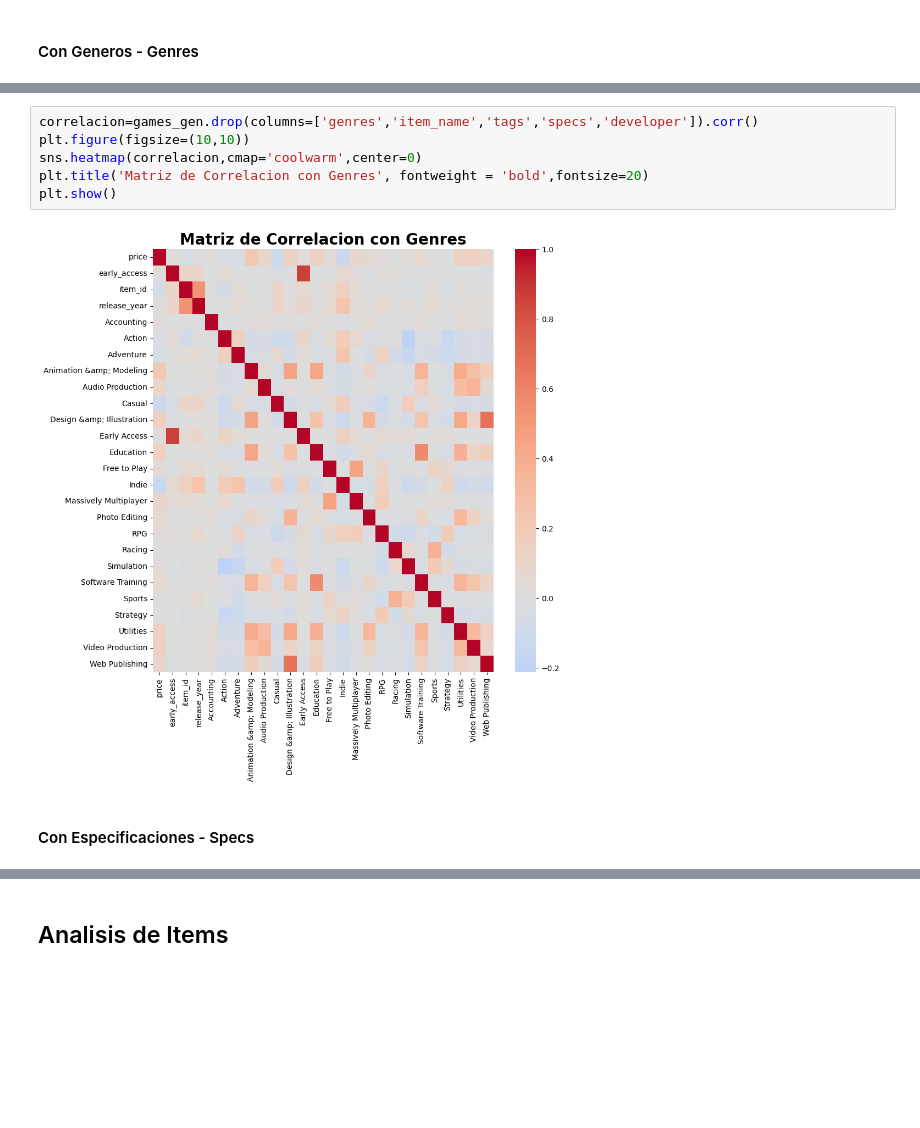
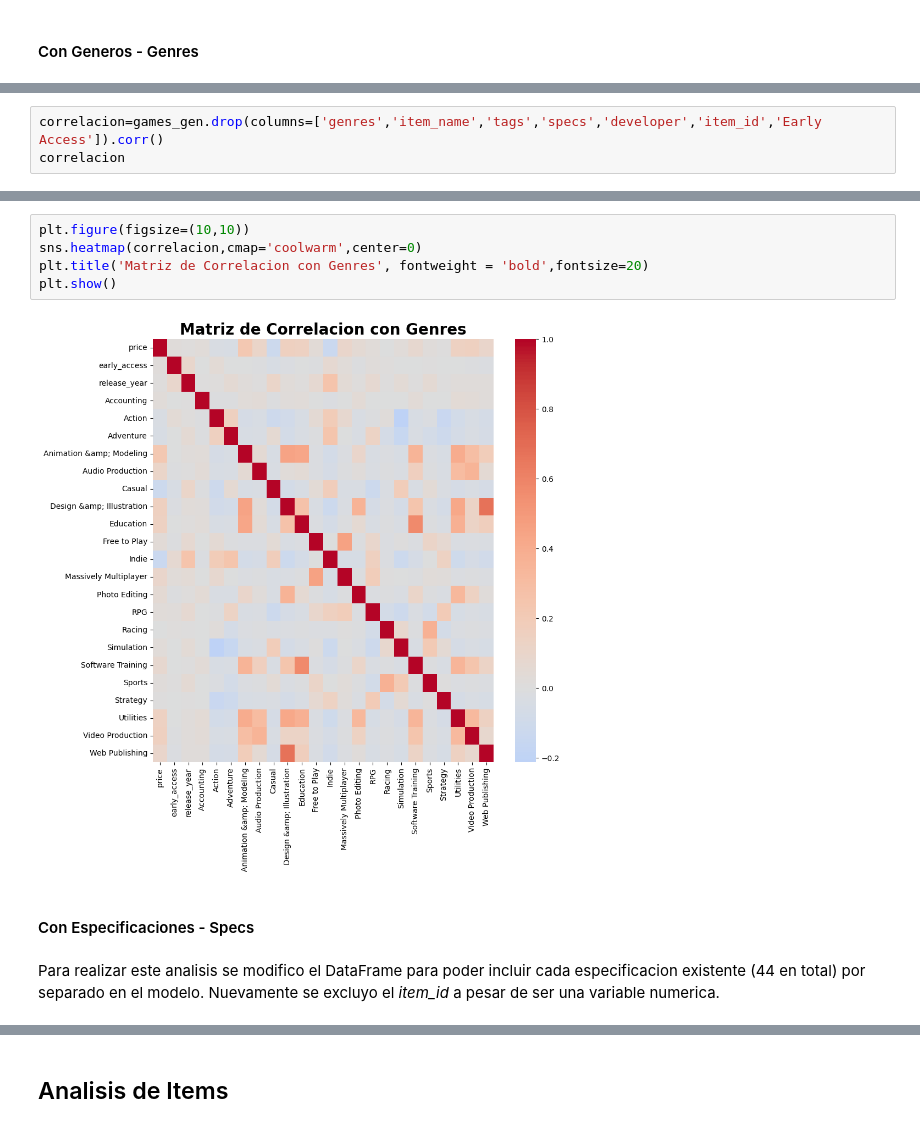
Before and after one commit to carocardenas0699/PI-Machine-Learning, a Jupyter notebook: EDA.ipynb, the cells around one changed output, grey strips where cells are left out. Saved outputs shown, nothing was run; the diff lists cells and outputs as text; blank space fills up the shorter version.

```diff
--- a/EDA.ipynb
+++ b/EDA.ipynb
@@ -507,3 +649,6 @@ games_gen
 | 120443 | [Casual, Indie] | EXIT 2 - Directions | [Indie, Casual, Puzzle, Singlepla... | [Single-player, Steam Achievement... | 4.99 | 0.0 | 658870.0 | xropi,stev3ns | 2017.0 | ... |
 | 120444 | [] | Maze Run VR | [Early Access, Adventure, Indie, ... | [Single-player, Stats, Steam Lead... | 4.99 | 1.0 | 681550.0 | None | NaN | ... |
 32131 rows × 31 columns
+# %%
+correlacion=games_gen.drop(columns=['genres','item_name','tags','specs','developer','item_id','Early Access']).corr()
+correlacion
@@ -510,11 +676,12 @@ games_gen
 # %%
-correlacion=games_gen.drop(columns=['genres','item_name','tags','specs','developer']).corr()
 plt.figure(figsize=(10,10))
 sns.heatmap(correlacion,cmap='coolwarm',center=0)
 plt.title('Matriz de Correlacion con Genres', fontweight = 'bold',fontsize=20)
 plt.show()
 # %% [output]
-[figure, old version]
+[figure, new version]
 # %% [markdown]
 #### Con Especificaciones - Specs
+# %% [markdown]
+Para realizar este analisis se modifico el DataFrame para poder incluir cada especificacion existente (44 en total) por separado en el modelo. Nuevamente se excluyo el *item_id* a pesar de ser una variable numerica.
 # %%
```
Also changed, not shown: parts of 57 cells of this notebook, 4 other files.
